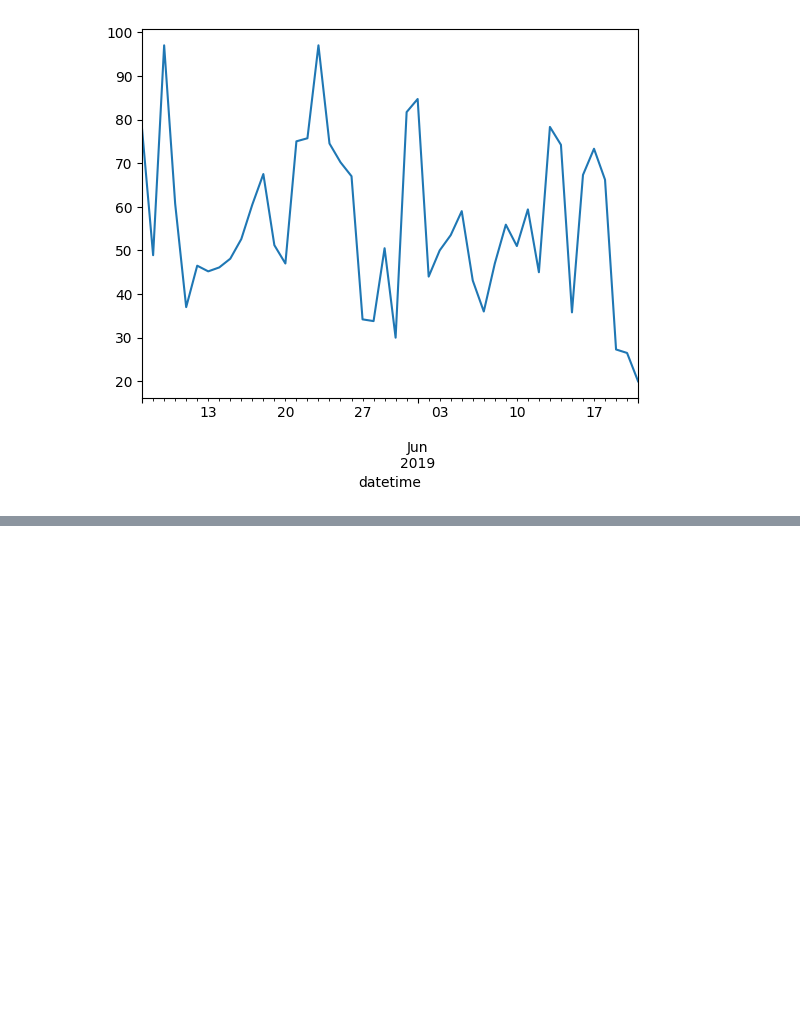
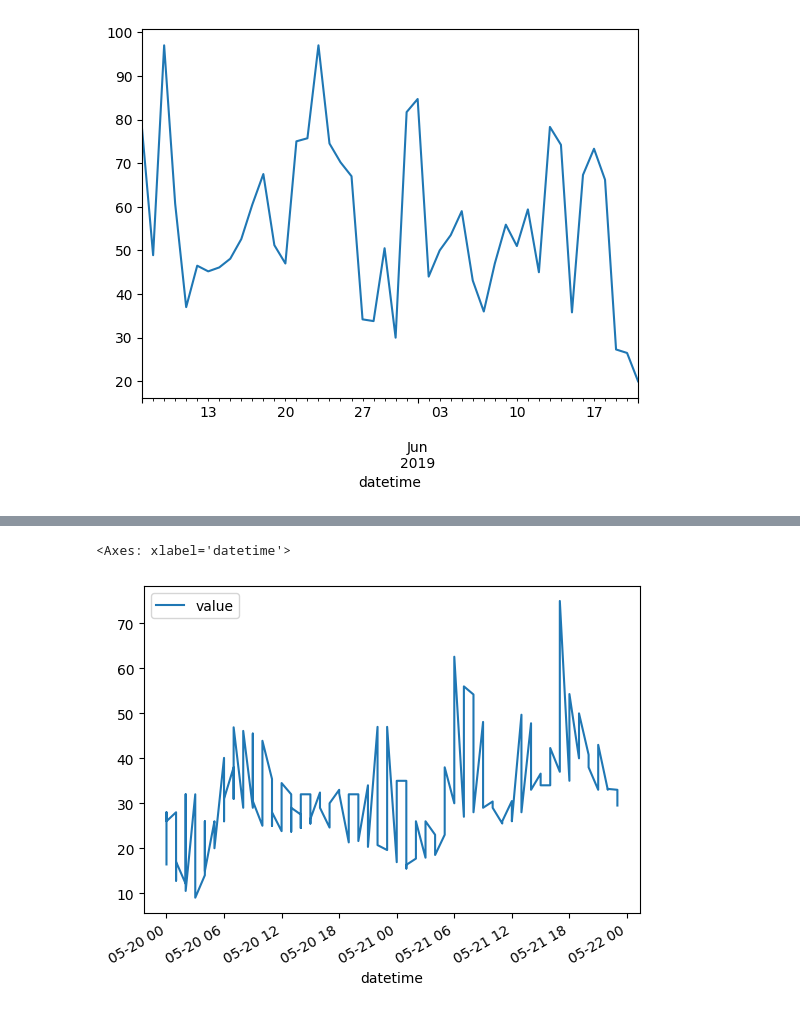
Before and after one commit to Praruj/Pandas_Practise_Portfolio, a Jupyter notebook: Notebooks/Pandas_06_Date_timeseries.ipynb, the cells around one changed output, grey strips where cells are left out. Drawn from its saved outputs; the diff is of its cells as text; code cells hidden in the pictures; blank space fills up the shorter version.

```diff
--- a/Notebooks/Pandas_06_Date_timeseries.ipynb
+++ b/Notebooks/Pandas_06_Date_timeseries.ipynb
@@ -259,0 +307,5 @@ highs.plot()
+# %%
+air_quality["2019-05-20":"2019-05-21"].plot()
+# %% [output]
+<Axes: xlabel='datetime'>
+[figure, added]
```
Also changed, not shown: parts of 3 cells of this notebook.
